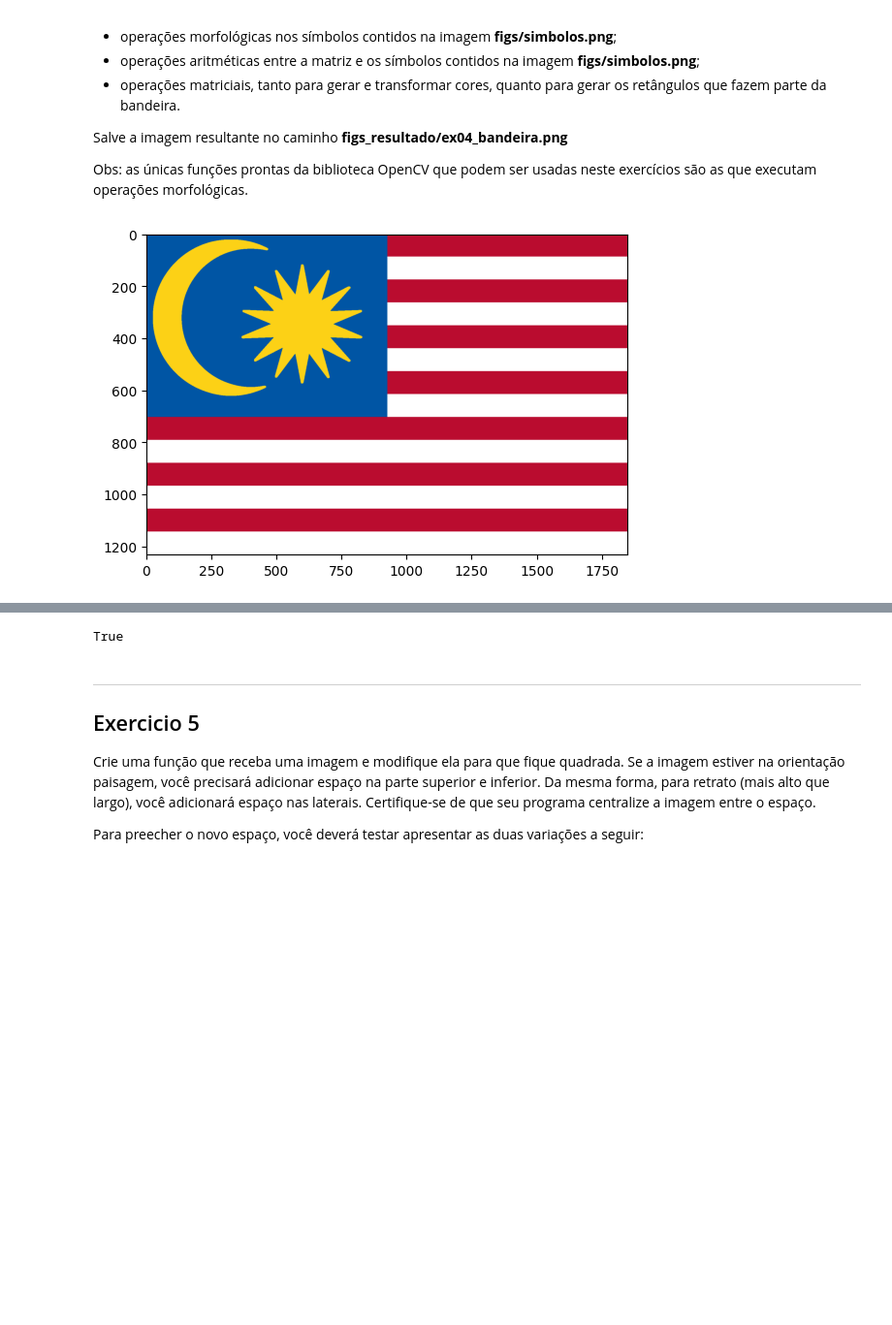
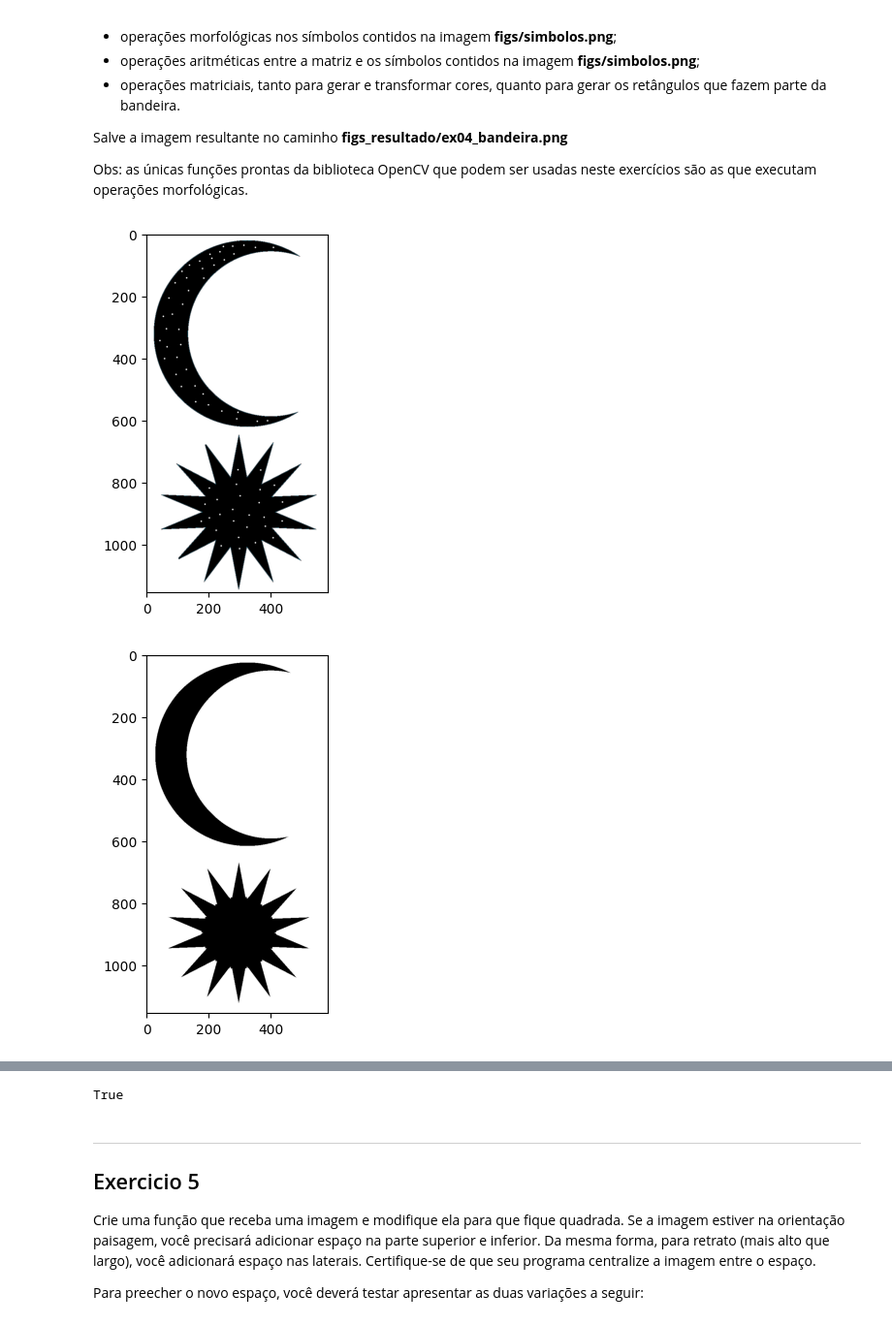
Before and after one commit to conradosetti/AC2processamento-imagens, a Jupyter notebook: 2024S1_PDI_AC2.ipynb, the cells around one changed output, grey strips where cells are left out. Shown at 97% size. Drawn from its saved outputs; the diff is of its cells as text; code cells hidden in the pictures; blank space fills up the shorter version.

```diff
--- a/2024S1_PDI_AC2.ipynb
+++ b/2024S1_PDI_AC2.ipynb
@@ -86,6 +86,8 @@ Obs: não é permitido usar nenhuma função pronta da biblioteca OpenCV.
 # %%
 imagem1 = cv2.imread(pathFigs + 'natureza.jpeg')
 imagem2 = cv2.imread(pathFigs + 'natureza_regiao.jpeg')
+plt.imshow(imagem1)
+plt.show()
 
 altura = imagem2.shape[0]
 largura = imagem2.shape[1]
@@ -107,25 +109,4 @@ def calculaTotalMinimoDeBytes(imagemA, imagemB):
         return count*3*np.log2(imagemA.max() + 1 - imagemA.min())/8
 
 print(calculaTotalMinimoDeBytes(imagem1, imagem2))
-
-## Teste
-imagem1teste = np.zeros([150,200,3], dtype=np.uint8)
-plt.imshow(imagem1teste)
-plt.show()
-
-imagem2teste = np.zeros([150,200,3], dtype=np.uint8)
-
-imagem2teste[0:50, 0:50, :] = [255, 255, 255]
-plt.imshow(imagem2teste)
-plt.show()
-
-altura = imagem2teste.shape[0]
-largura = imagem2teste.shape[1]
-count = 0
-for i in np.arange(0, altura):
-    for j in np.arange(0, largura):
-        if imagem2teste[i, j, 0] == 255 & imagem2teste[i, j, 1] == 255 & imagem2teste[i, j, 2] == 255:
-            count = count + 1
-
-print(count)
 # %% [output]
@@ -307,14 +327,29 @@ for i in np.arange(0, altura, alturaDaFaixa*2):
 bandeira[0:8*alturaDaFaixa,0:(int)(0.5*largura) , :] = [0,85,164]
 
 luaEstrela = cv2.imread(pathFigs + 'simbolos.png', cv2.IMREAD_UNCHANGED)
+plt.imshow(luaEstrela)
+plt.show()
 
-elemEstrut2 = cv2.getStructuringElement(cv2.MORPH_ELLIPSE,(10,10))
+elemEstrut2 = np.array([[0,0,0,0,0,1,0,0,0,0,0],
+                        [0,0,0,0,0,1,0,0,0,0,0],
+                        [0,0,0,0,0,1,0,0,0,0,0],
+                        [0,0,0,0,0,1,0,0,0,0,0],
+                        [0,0,0,0,0,1,0,0,0,0,0],
+                        [1,1,1,1,1,1,1,1,1,1,1],
+                        [0,0,0,0,0,1,0,0,0,0,0],
+                        [0,0,0,0,0,1,0,0,0,0,0],
+                        [0,0,0,0,0,1,0,0,0,0,0],
+                        [0,0,0,0,0,1,0,0,0,0,0],
+                        [0,0,0,0,0,1,0,0,0,0,0]], dtype=np.uint8)
 
 luaEstrelaErosao = cv2.erode(luaEstrela, elemEstrut2)
+plt.imshow(luaEstrelaErosao)
+plt.show()
 
 
 luaEstrelaAbertura = cv2.dilate(luaEstrelaErosao, elemEstrut2)
-
+plt.imshow(luaEstrelaAbertura)
+plt.show()
 
 luaEstrelaAberturaAmarelo = luaEstrelaAbertura.copy()
 
@@ -335,31 +370,32 @@ estrela = luaEstrelaAberturaPng[650:,:,:]
 imgBandeiraRec = bandeira[0:lua.shape[0], 0:lua.shape[1], :]
 
 
 # cria uma máscara que pega qualquer pixel que não é preto
 maskLua = ( (lua[:,:,0] > 0 ) |
          (lua[:,:,1] > 0 ) |
          (lua[:,:,2] > 0 ))
 
 imgBandeiraRec[maskLua] = lua[maskLua]
 
 bandeira[0:lua.shape[0], 0:lua.shape[1], :] = imgBandeiraRec
 
 iLin = 200-100
 iCol = 500-200
 
 
 imgBandeiraRec = bandeira[iLin:iLin + estrela.shape[0], iCol:iCol + estrela.shape[1], :]
 
 maskEstrela = ( (estrela[:,:,0] > 0 ) |
          (estrela[:,:,1] > 0 ) |
          (estrela[:,:,2] > 0 ))
 
 imgBandeiraRec[maskEstrela] = estrela[maskEstrela]
 
 bandeira[iLin:iLin + estrela.shape[0], iCol:iCol + estrela.shape[1], :] = imgBandeiraRec
 plt.imshow(bandeira)
 plt.show()
 
 cv2.imwrite(pathRes + 'ex04_badeira.png', cv2.cvtColor(bandeira, cv2.COLOR_RGB2BGRA))
 # %% [output]
-[figure, old version]
+[figure, new version]
+[figure, added]
```
Also changed, not shown: parts of 5 cells of this notebook, 3 other files.
